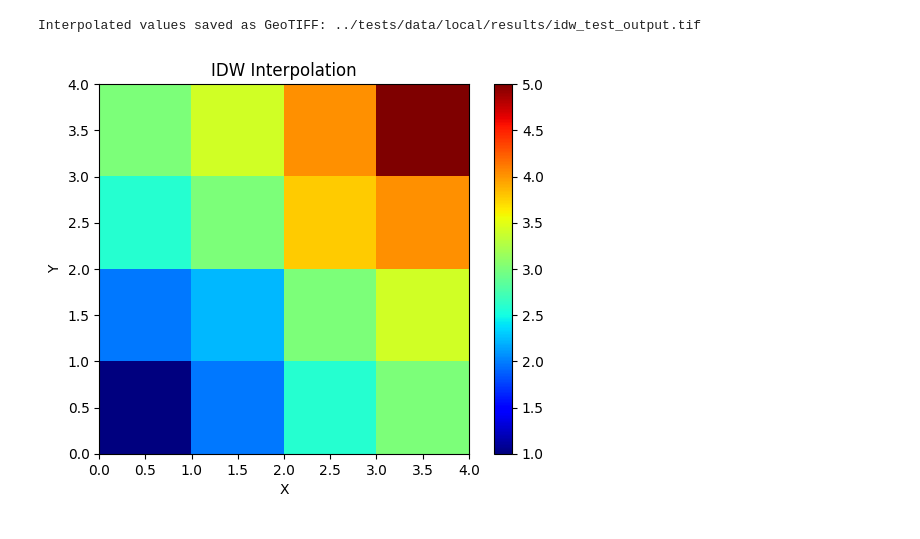
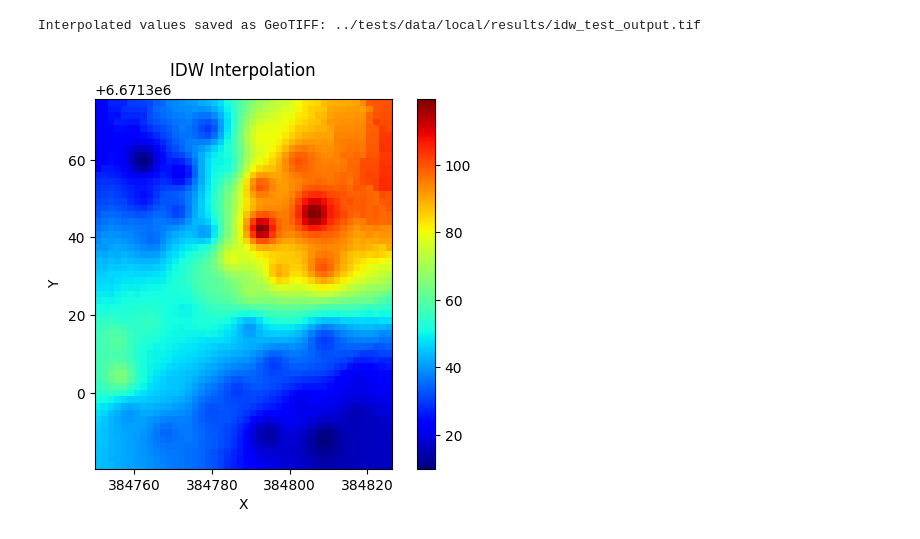
Before and after one commit to GispoCoding/eis_toolkit, a Jupyter notebook: notebooks/testing_idw.ipynb, the cells around one changed output. Saved outputs shown, nothing was run; the diff lists cells and outputs as text; code cells hidden in the pictures.

Commit message:
feat(IDW): Add search radius parameter

```diff
--- a/notebooks/testing_idw.ipynb
+++ b/notebooks/testing_idw.ipynb
@@ -3,20 +3,15 @@ import sys
 sys.path.insert(0, "..")
 from eis_toolkit.vector_processing.idw_interpolation import idw
 
-import numpy as np
 import matplotlib.pyplot as plt
-from shapely.geometry import Point
 import geopandas as gpd
-from pyproj import CRS
 import rasterio
+import time
+
+SMALL_RASTER = "../tests/data/remote/small_raster.tif"
+POINTS = "../tests/data/remote/interpolating/interpolation_test_data_small.gpkg"
+
+gdf = gpd.read_file(POINTS)
+
+with rasterio.open(SMALL_RASTER) as src:
+    raster_profile = src.profile
-# %%
-data = {
-        'random_number': [124, 248, 496, 992],
-        'geometry': [Point(24.945831, 60.192059), Point(24.6559, 60.2055),
-                     Point(25.0378, 60.2934), Point(24.7284, 60.2124)]
-    }
-
-gdf = gpd.GeoDataFrame(data)
-
-crs = CRS.from_epsg(4326)
-gdf.crs = crs
@@ -75,10 +51,19 @@ interpolated_values, out_meta = idw(
+# %%
+interpolated_values_with_radius = idw(
+    geodataframe=gdf,
+    target_column='value',
+    raster_profile=raster_profile,
+    power=2,
+    search_radius=50,
+)
 # %%
-x_min, y_min, x_max, y_max = simple_gdf.geometry.total_bounds
-plt.imshow(interpolated_values, cmap='jet', extent=[x_min, x_max, y_min, y_max])
+# Plot the interpolated values
+x_min, y_min, x_max, y_max = gdf.geometry.total_bounds
+plt.imshow(interpolated_values_with_radius, cmap='jet', extent=[x_min, x_max, y_min, y_max])
 plt.colorbar()
 plt.xlabel('X')
 plt.ylabel('Y')
 plt.title('IDW Interpolation')
 plt.show()
 # %% [output]
-[figure, old version]
+[figure, new version]
```
Also changed, not shown: parts of 8 cells of this notebook, 6 other files.
